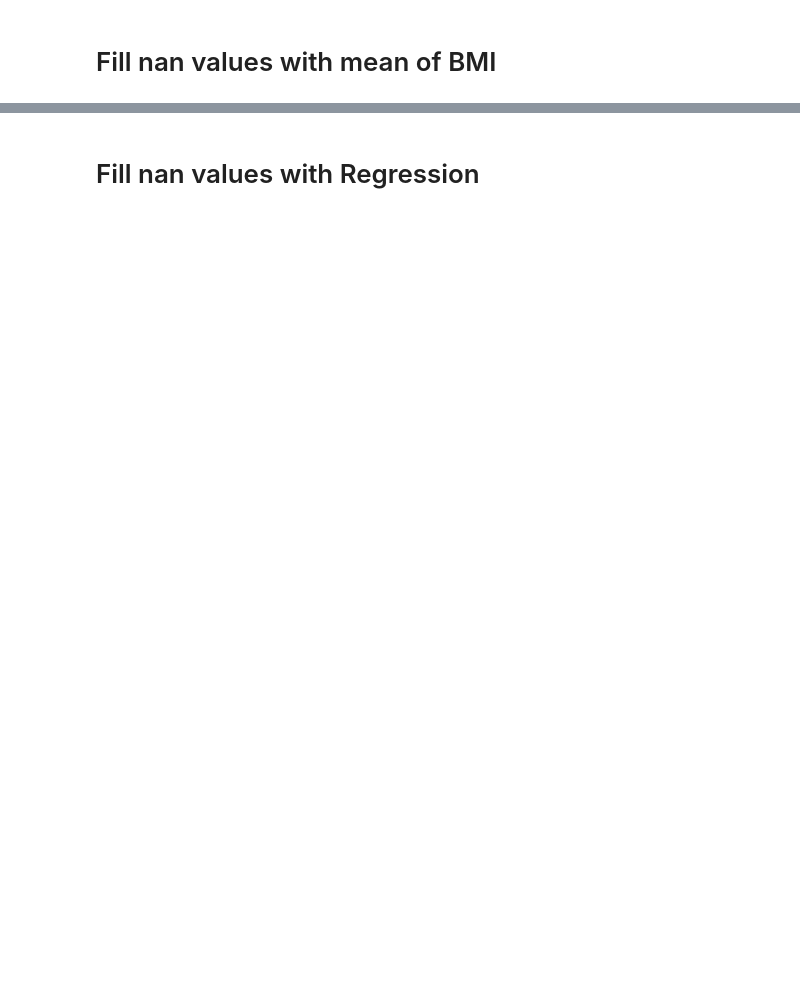
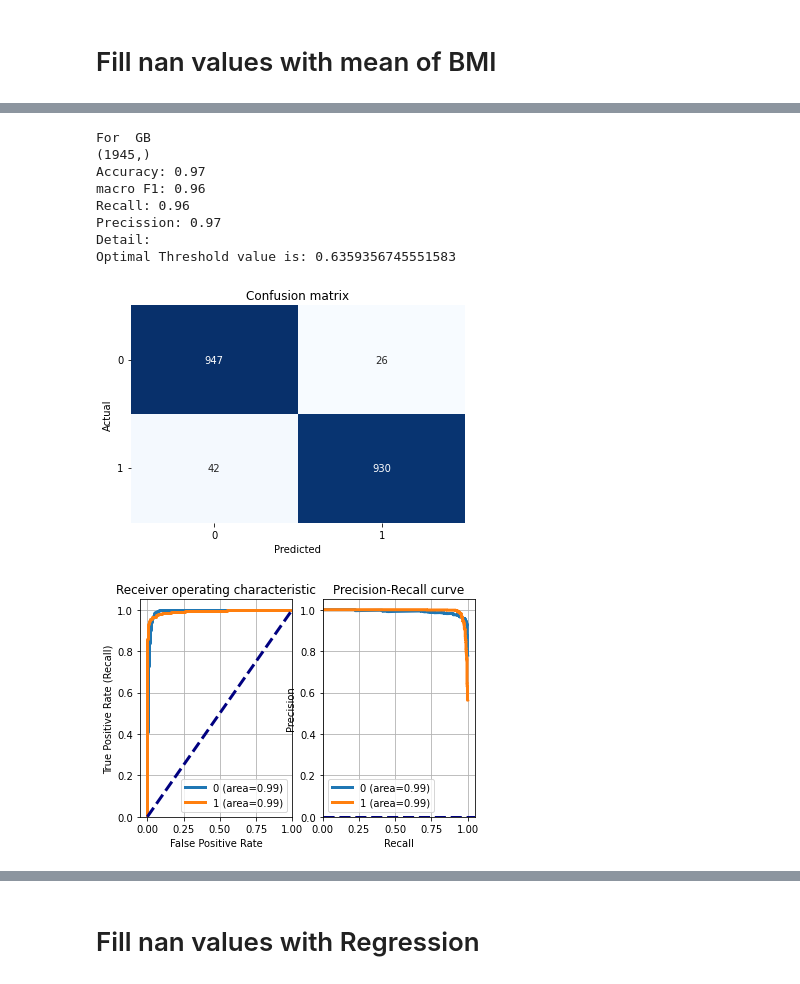
Before and after one commit to icsd13152/StrokePrediction_EDA_ML, a Jupyter notebook: StrokePrediction/src/Stroke Prediction EDA and ML prediction.ipynb, the cells around one changed output, grey strips where cells are left out. Saved outputs shown, nothing was run; the diff lists cells and outputs as text; code cells hidden in the pictures; blank space fills up the shorter version.

```diff
--- a/StrokePrediction/src/Stroke Prediction EDA and ML prediction.ipynb
+++ b/StrokePrediction/src/Stroke Prediction EDA and ML prediction.ipynb
@@ -159,7 +172,7 @@ def FillWithLR(dataOriginal):
     plt.title('Missing values', size=45, y=1.15)
     return data
 # %%
-data = FillWithLR(dataOriginal)
+data2 = FillWithLR(dataOriginal)
 # %%
 pie_colors = ('#140E36', '#091AAB')
 
@@ -1606,0 +661,3 @@ getMetrics(clf)
+# %%
+data = pd.read_csv('../Dataset/healthcare-dataset-stroke-data.csv')
+data = FillWithMean(data)
@@ -1606,0 +697,14 @@ getMetrics(clf)
+# %%
+Xorig = data.drop(['stroke'], axis=1)
+yorig = data.stroke
+sm = SMOTE(random_state=0)
+X, y = sm.fit_resample(Xorig, yorig)
+print("Total: ", X.shape)
+# X_train, X_test, y_train, y_test = train_test_split(X, y, test_size=0.2, random_state=42)
+X_train, X_test, y_train, y_test = train_test_split(X, y, test_size = 0.2, random_state = 42,stratify=y)
+
+X_train, X_val, y_train, y_val = train_test_split(X_train, y_train, test_size = 0.1, random_state = 42,stratify=y_train)
+
+print("train: ",X_train.shape)
+print("val: ",X_val.shape)
+print("test: ",X_test.shape)
@@ -1606,0 +834,24 @@ getMetrics(clf)
+# %%
+filenameLR_BMI_Chi2 = './models/WithChi2/LR_BMI_Chi2.sav'
+filenameSVM_BMI_Chi2 = './models/WithChi2/SVM_BMI_Chi2.sav'
+filenameRF_BMI_Chi2 = './models/WithChi2/RF_BMI_Chi2.sav'
+filenameGB_BMI_Chi2 = './models/WithChi2/GB_BMI_Chi2.sav'
+filenameNB_BMI_Chi2 = './models/WithChi2/NB_BMI_Chi2.sav'
+GB1 = joblib.load(filenameGB_BMI_Chi2)
+RF1 = joblib.load(filenameRF_BMI_Chi2)
+LR1 = joblib.load(filenameLR_BMI_Chi2)
+SVM1 = joblib.load(filenameSVM_BMI_Chi2)
+NB1 = joblib.load(filenameNB_BMI_Chi2)
+# %%
+getMetrics(GB1,"GB")
+# %% [output]
+For  GB
+(1945,)
+Accuracy: 0.97
+macro F1: 0.96
+Recall: 0.96
+Precission: 0.97
+Detail:
+Optimal Threshold value is: 0.6359356745551583
+[figure, added]
+[figure, added]
```
Also changed, not shown: parts of 76 cells of this notebook, 25 other files.
